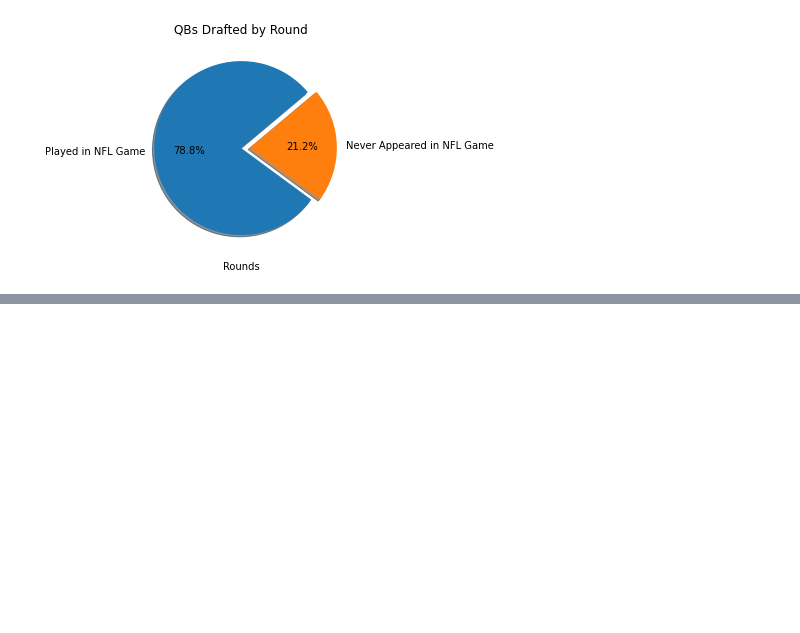
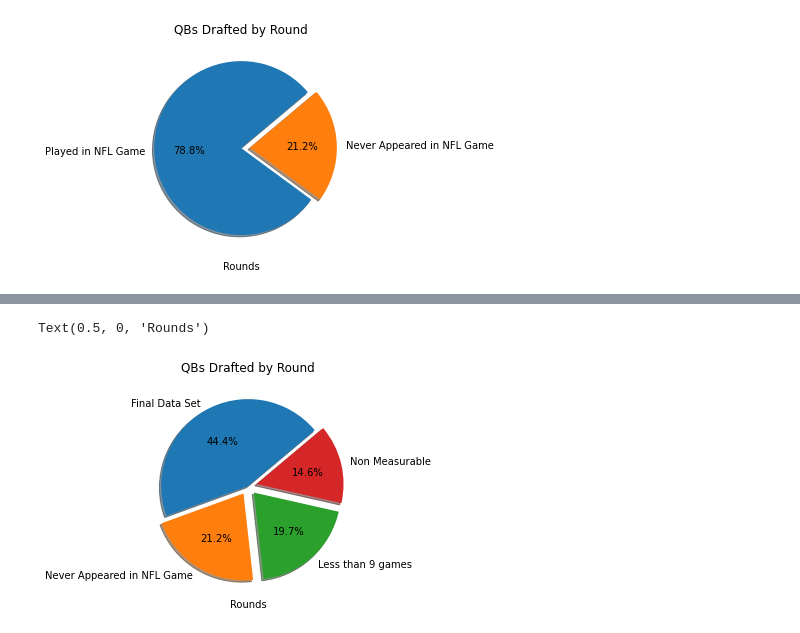
Before and after one commit to mikejackson35/mica_team, a Jupyter notebook: CC_QBDraftAnalysis.ipynb, the cells around one changed output, grey strips where cells are left out. Saved outputs shown, nothing was run; the diff lists cells and outputs as text; code cells hidden in the pictures; blank space fills up the shorter version.

```diff
--- a/CC_QBDraftAnalysis.ipynb
+++ b/CC_QBDraftAnalysis.ipynb
@@ -176,0 +123,22 @@ Text(0, 0.5, 'Total QBs')
+# %%
+#minimum_played
+criteria=all_qb_df.loc[all_qb_df['G']>=9]
+#remove non-QBs and no salary info manually in Excel
+criteria.to_csv('117.csv',index=False) #output
+final88="final88.csv"
+final88_df=pd.read_csv(final88)
+#Replot the pie chart for final data set
+final=len(final88_df)
+not_enough=len(non_minimum_played.index)
+never=len(never_appeared.index)
+played=total_picks-(never+not_enough+non_measurable)
+non_measurable=len(criteria)-final
+sizes=[played,never,not_enough,non_measurable]
+labels=['Final Data Set','Never Appeared in NFL Game','Less than 9 games','Non Measurable']
+explode = (0, 0.1,0.1,0.1)
+plt.pie(sizes, labels=labels,explode=explode,shadow=True,autopct='%1.1f%%',startangle=40)
+plt.title('QBs Drafted by Round')
+plt.xlabel('Rounds')
+# %% [output]
+Text(0.5, 0, 'Rounds')
+[figure, added]
```
Also changed, not shown: parts of 11 cells of this notebook, 10 other files.
